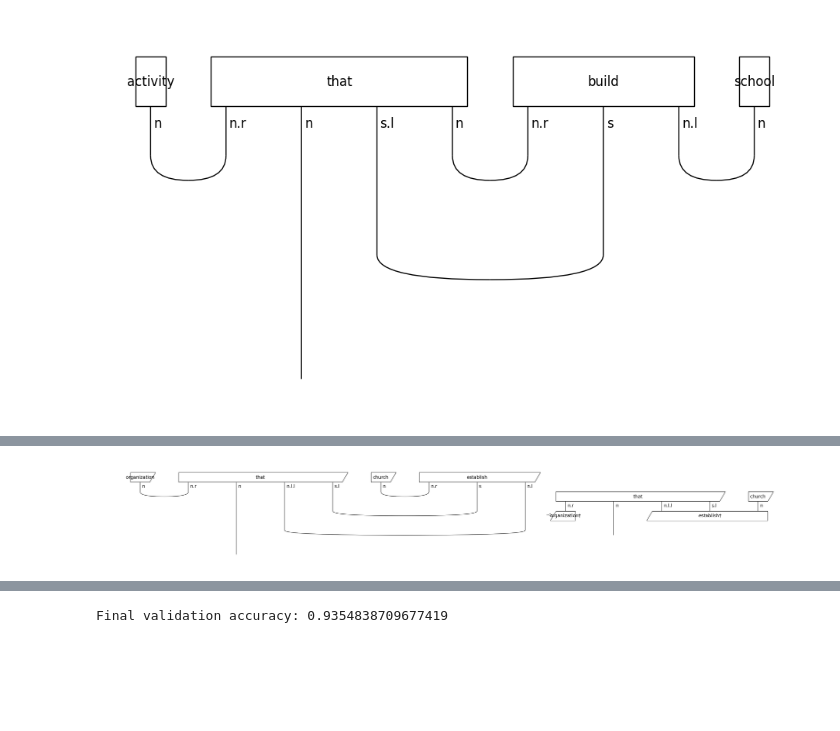
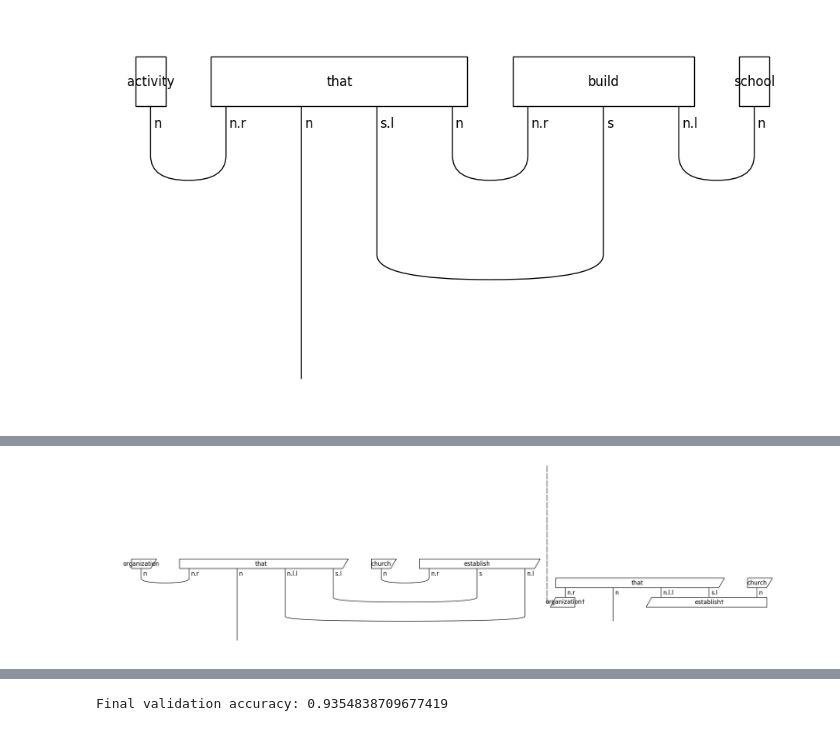
Before and after one commit to saumitrasapre/quantum-computing, a Jupyter notebook: Training QNLP/QuantumNLP.ipynb, the cells around one changed output, grey strips where cells are left out. Cells and saved outputs as stored; diff of their text form; code cells hidden in the pictures; blank space fills up the shorter version.

```diff
--- a/Training QNLP/QuantumNLP.ipynb
+++ b/Training QNLP/QuantumNLP.ipynb
@@ -24,12 +55,3 @@ def read_data(filename):
 
 train_labels, train_data = read_data('../datasets/rp_train_data.txt')
 val_labels, val_data = read_data('../datasets/rp_test_data.txt')
-# %%
-import os
-
-TESTING = int(os.environ.get('TEST_NOTEBOOKS', '0'))
-
-if TESTING:
-    train_labels, train_data = train_labels[:2], train_data[:2]
-    val_labels, val_data = val_labels[:2], val_data[:2]
-    EPOCHS = 1
@@ -48,8 +158,10 @@ train_labels[:5]
 # %%
 from lambeq import BobcatParser
 
-parser = BobcatParser(root_cats=('NP', 'N'), verbose='text')
-
+if torch.cuda.is_available():
+    parser = BobcatParser(root_cats=('NP', 'N'), verbose='text',device=torch.cuda.current_device())
+else:
+    parser = BobcatParser(root_cats=('NP', 'N'), verbose='text')
 raw_train_diagrams = parser.sentences2diagrams(train_data, suppress_exceptions=True)
 raw_val_diagrams = parser.sentences2diagrams(val_data, suppress_exceptions=True)
 # %% [output]
@@ -102,9 +311,10 @@ train_circuits[0].draw(figsize=(9, 10))
 # %%
 from lambeq.backend import draw_equation
 
 original_diagram = train_diagrams[0]
 removed_cups_diagram = remove_cups(original_diagram)
 
-draw_equation(original_diagram, removed_cups_diagram, symbol='-->', figsize=(30, 6), asymmetry=0.3, fontsize=14)
+draw_equation(original_diagram, removed_cups_diagram, symbol='|\n|\n|\n|\n|\n|\n|\n|\n|\n|\n|\n|\n|\n|\n|\n|\n|\n|\n|', \
+              figsize=(20, 5), asymmetry=0.3, fontsize=12)
 # %% [output]
-[figure, old version]
+[figure, new version]
```
Also changed, not shown: parts of 29 cells of this notebook, 19 other files.
